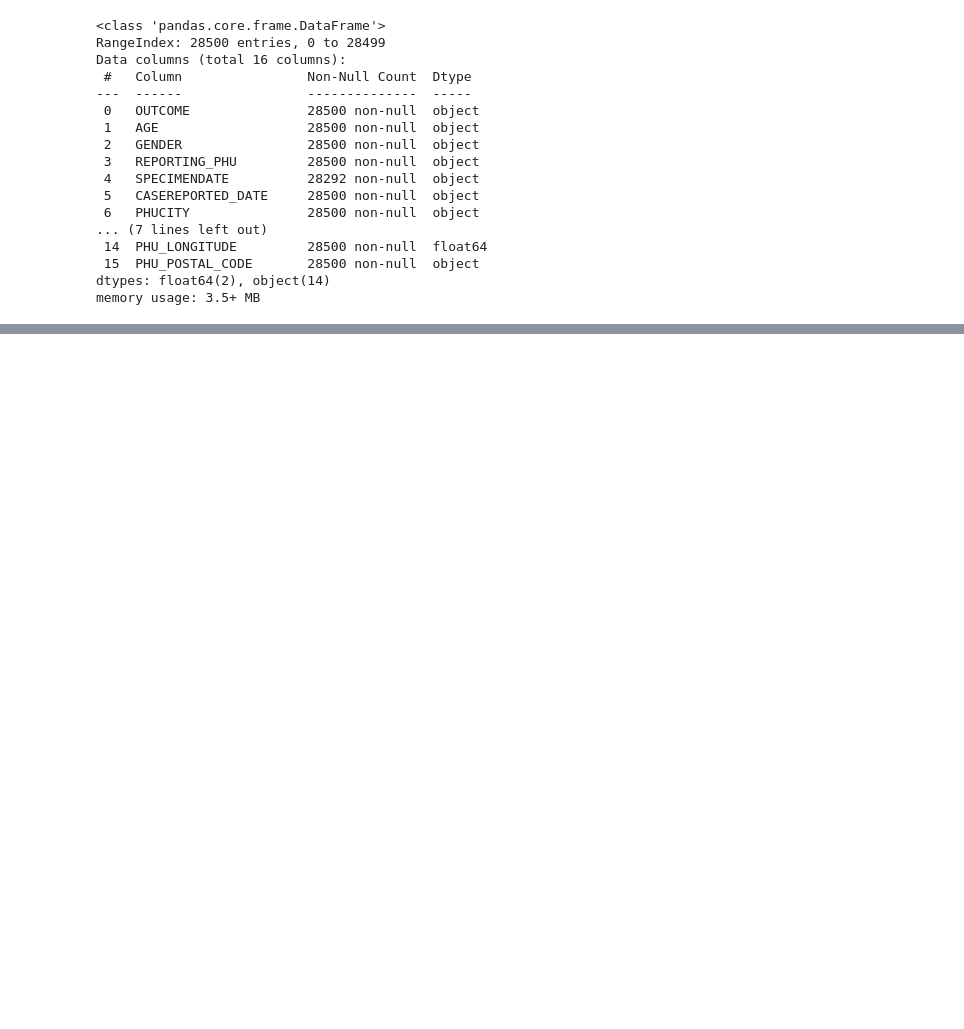
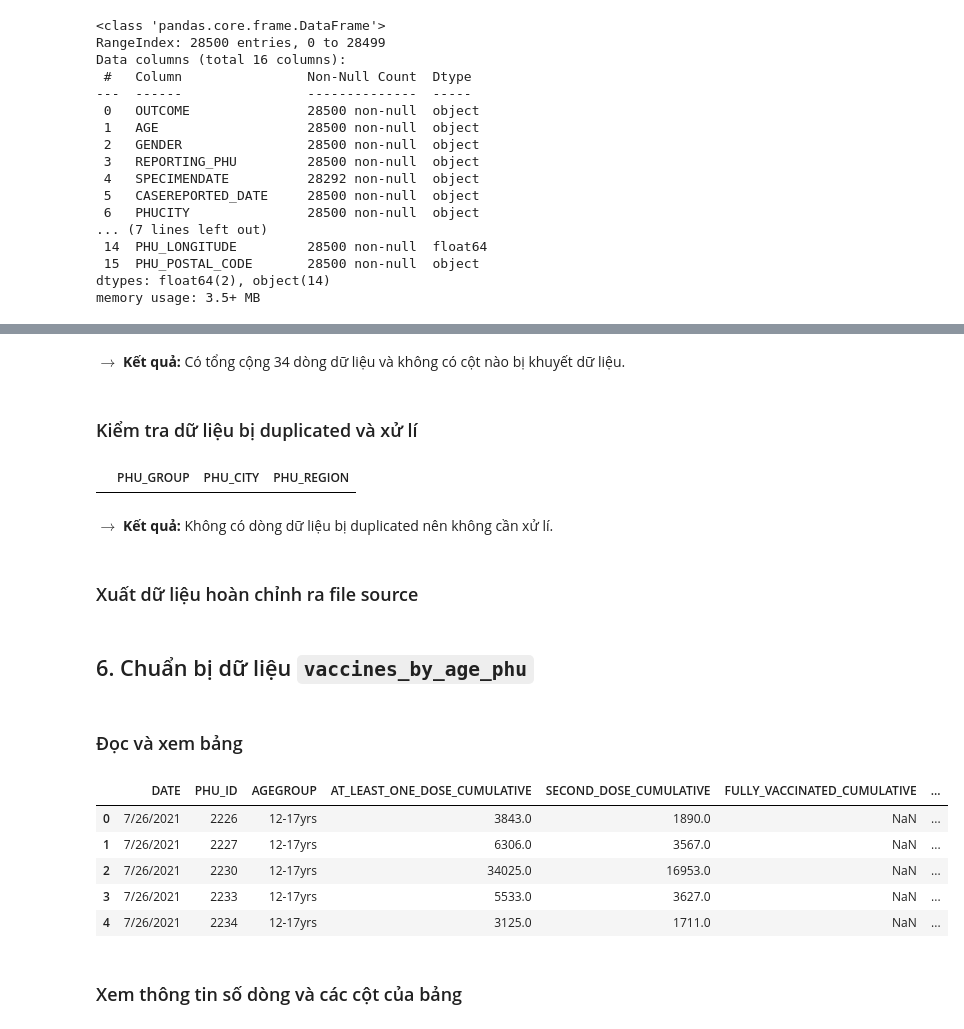
Before and after one commit to tktruc211/BI-DATH, a Jupyter notebook: CleanData.ipynb, the cells around one changed output, grey strips where cells are left out. Saved outputs shown, nothing was run; the diff lists cells and outputs as text; code cells hidden in the pictures; blank space fills up the shorter version.

```diff
--- a/CleanData.ipynb
+++ b/CleanData.ipynb
@@ -88,0 +312,13 @@ case_report_df[case_report_df.duplicated()]
+# %% [markdown]
+$\rightarrow$ **Kết quả:** Có tổng cộng 34 dòng dữ liệu và không có cột nào bị khuyết dữ liệu.
+# %% [markdown]
+### Kiểm tra dữ liệu bị duplicated và xử lí
+# %%
+# Kiểm tra các dòng bị trùng lắp
+phu_group_df[phu_group_df.duplicated()]
+# %% [output]
+|  | PHU_GROUP | PHU_CITY | PHU_REGION |
+# %% [markdown]
+$\rightarrow$ **Kết quả:** Không có dòng dữ liệu bị duplicated nên không cần xử lí.
+# %% [markdown]
+### Xuất dữ liệu hoàn chỉnh ra file source
@@ -88,0 +327,24 @@ case_report_df[case_report_df.duplicated()]
+# %% [markdown]
+## 6. Chuẩn bị dữ liệu `vaccines_by_age_phu`
+# %% [markdown]
+### Đọc và xem bảng
+# %%
+# Đọc dữ liệu
+f_path = 'Datasource/vaccines_by_age_phu.csv'
+vaccines_df = pd.read_csv(f_path)
+
+# Chuẩn hóa tên cột
+header_list = vaccines_df.columns.str.title()
+vaccines_df.columns = [header.replace(' ','_').upper() for header in header_list]
+
+# Xem thử dữ liệu
+vaccines_df.head()
+# %% [output]
+|  | DATE | PHU_ID | AGEGROUP | AT_LEAST_ONE_DOSE_CUMULATIVE | SECOND_DOSE_CUMULATIVE | FULLY_VACCINATED_CUMULATIVE | ... |
+| 0 | 7/26/2021 | 2226 | 12-17yrs | 3843.0 | 1890.0 | NaN | ... |
+| 1 | 7/26/2021 | 2227 | 12-17yrs | 6306.0 | 3567.0 | NaN | ... |
+| 2 | 7/26/2021 | 2230 | 12-17yrs | 34025.0 | 16953.0 | NaN | ... |
+| 3 | 7/26/2021 | 2233 | 12-17yrs | 5533.0 | 3627.0 | NaN | ... |
+| 4 | 7/26/2021 | 2234 | 12-17yrs | 3125.0 | 1711.0 | NaN | ... |
+# %% [markdown]
+### Xem thông tin số dòng và các cột của bảng
```
Also changed, not shown: parts of 69 cells of this notebook.
